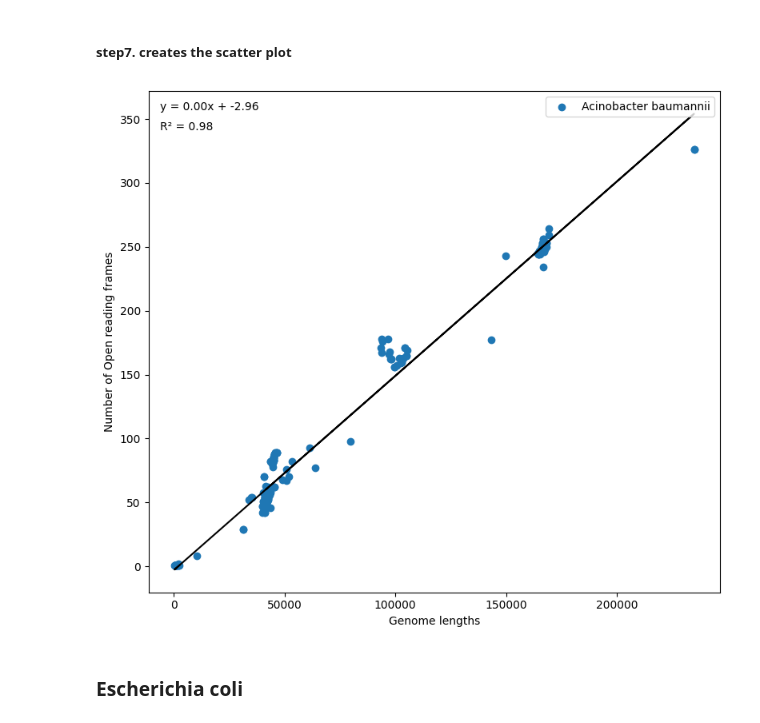
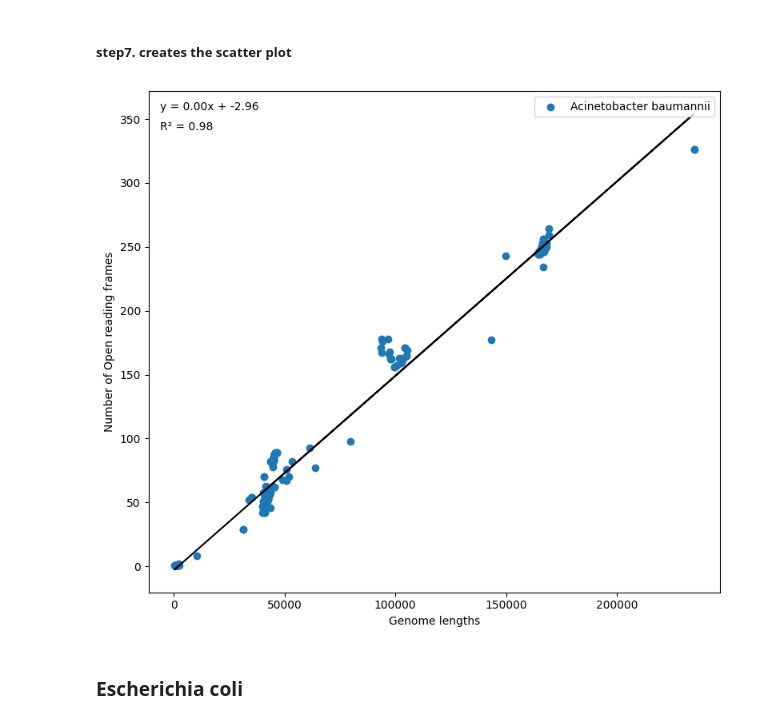
Before and after one commit to hshimlab/phage_protein, a Jupyter notebook: phage_figures/Scatterplot.ipynb, the cells around one changed output. Drawn from its saved outputs; the diff is of its cells as text; code cells hidden in the pictures.

```diff
--- a/phage_figures/Scatterplot.ipynb
+++ b/phage_figures/Scatterplot.ipynb
@@ -26,19 +26,19 @@ from sklearn.metrics import r2_score
 # %% [markdown]
 ##### step1. loads the CSV file into a DataFrame
 # %%
-csv_Acinobacter_baumannii = "D:\Bacteriophage\ESKAPE\Regression curve\ESKAPE_Acinobacter baumannii.csv"
-df_Acinobacter_baumannii = pd.read_csv(csv_Acinobacter_baumannii)
+csv_Acinetobacter_baumannii = "D:\Bacteriophage\ESKAPE\Regression curve\ESKAPE_Acinetobacter baumannii.csv"
+df_Acinetobacter_baumannii = pd.read_csv(csv_Acinetobacter_baumannii)
 # %% [markdown]
 ##### step2. replaces 0 values with NaN
 # %%
-df_Acinobacter_baumannii.replace(0, float('nan'), inplace=True)
-df_Acinobacter_baumannii.dropna(subset=['Genome lengths', 'Number of ORF'], inplace=True)
+df_Acinetobacter_baumannii.replace(0, float('nan'), inplace=True)
+df_Acinetobacter_baumannii.dropna(subset=['Genome lengths', 'Number of ORF'], inplace=True)
 # %% [markdown]
 ##### step3. extracts the necessary columns
 # %%
-phage_IDs_Acinobacter_baumannii = df_Acinobacter_baumannii['phage ID']
-Number_of_ORF_Acinobacter_baumannii = df_Acinobacter_baumannii['Number of ORF']
-Genome_lengths_Acinobacter_baumannii = df_Acinobacter_baumannii['Genome lengths']
+phage_IDs_Acinetobacter_baumannii = df_Acinetobacter_baumannii['phage ID']
+Number_of_ORF_Acinetobacter_baumannii = df_Acinetobacter_baumannii['Number of ORF']
+Genome_lengths_Acinetobacter_baumannii = df_Acinetobacter_baumannii['Genome lengths']
 # %% [markdown]
 ##### step4. creates a scatter plot
 # %%
@@ -54,8 +54,8 @@ plt.show()
 # %% [markdown]
 ##### step1. converts the data to NumPy arrays
 # %%
-X = np.array(Genome_lengths_Acinobacter_baumannii).reshape(-1, 1)
-y = np.array(Number_of_ORF_Acinobacter_baumannii)
+X = np.array(Genome_lengths_Acinetobacter_baumannii).reshape(-1, 1)
+y = np.array(Number_of_ORF_Acinetobacter_baumannii)
 # %% [markdown]
 ##### step2. creates and fits the linear regression model
 # %%
@@ -84,21 +84,21 @@ r2_text = "R² = {:.2f}".format(r2)
 # %%
 plt.figure(figsize=(8, 7))
 
-plt.scatter(Genome_lengths_Acinobacter_baumannii, Number_of_ORF_Acinobacter_baumannii, label='Acinobacter baumannii', c='#1f77b4')
-plt.plot(Genome_lengths_Acinobacter_baumannii, y_pred, color='black')
+plt.scatter(Genome_lengths_Acinetobacter_baumannii, Number_of_ORF_Acinetobacter_baumannii, label='Acinetobacter baumannii', c='#1f77b4')
+plt.plot(Genome_lengths_Acinetobacter_baumannii, y_pred, color='black')
 plt.xlabel('Genome lengths')
 plt.ylabel('Number of Open reading frames')
 
 plt.text(0.02, 0.98, equation_text, transform=plt.gca().transAxes, fontsize=10, va='top')
 plt.text(0.02, 0.94, r2_text, transform=plt.gca().transAxes, fontsize=10, va='top')
 plt.legend(loc='upper right')
 
 plt.tight_layout()
-plt.savefig("D:\Bacteriophage\ESKAPE\Regression curve\Scatter_plot_Acinobacter_baumannii.jpg")
+plt.savefig("D:\Bacteriophage\ESKAPE\Regression curve\Scatter_plot_Acinetobacter_baumannii.jpg")
 
 plt.show()
 # %% [output]
-[figure, old version]
+[figure, new version]
 # %% [markdown]
 ### Escherichia coli
 # %%
```
Also changed, not shown: parts of 9 cells of this notebook, 3 other files.
